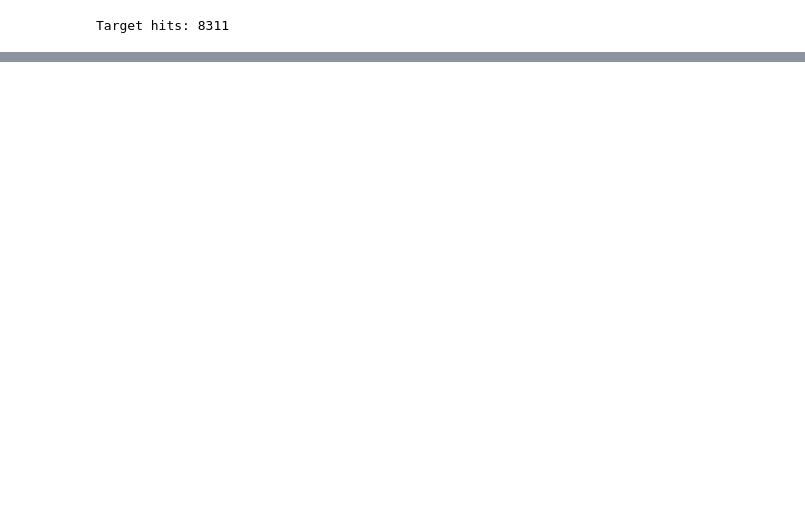
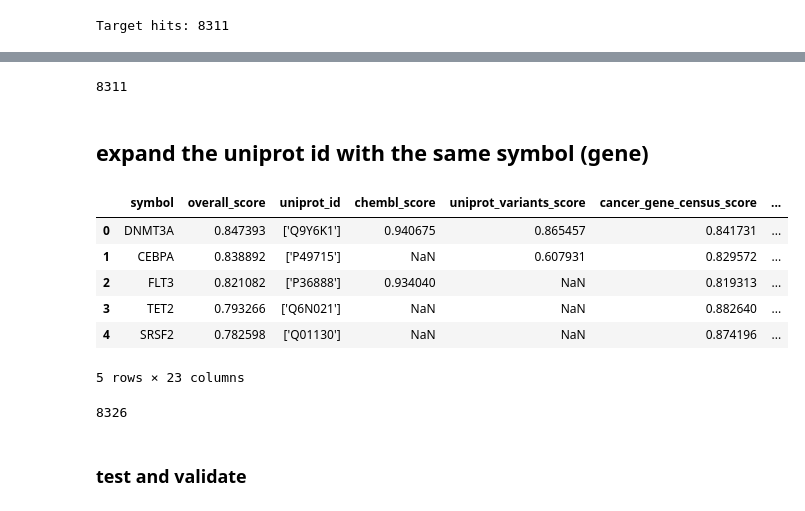
Before and after one commit to martina-occhetta/AIDD_group-project, a Jupyter notebook: OT_disease_to_target/get_data_from_opentarget_using_api.ipynb, the cells around one changed output, grey strips where cells are left out. Cells and saved outputs as stored; diff of their text form; code cells hidden in the pictures; blank space fills up the shorter version.

```diff
--- a/OT_disease_to_target/get_data_from_opentarget_using_api.ipynb
+++ b/OT_disease_to_target/get_data_from_opentarget_using_api.ipynb
@@ -93,0 +103,26 @@ targets_df.to_csv('target_associated_with_AML.csv', index=False)
+# %%
+# read checkpoint
+targets_df_path = 'target_associated_with_AML.csv'
+targets_df = pd.read_csv(targets_df_path)
+print(targets_df.__len__())
+# %% [output]
+8311
+# %% [markdown]
+## expand the uniprot id with the same symbol (gene)
+# %%
+targets_df.head()
+# %% [output]
+|  | symbol | overall_score | uniprot_id | chembl_score | uniprot_variants_score | cancer_gene_census_score | ... |
+| 0 | DNMT3A | 0.847393 | ['Q9Y6K1'] | 0.940675 | 0.865457 | 0.841731 | ... |
+| 1 | CEBPA | 0.838892 | ['P49715'] | NaN | 0.607931 | 0.829572 | ... |
+| 2 | FLT3 | 0.821082 | ['P36888'] | 0.934040 | NaN | 0.819313 | ... |
+| 3 | TET2 | 0.793266 | ['Q6N021'] | NaN | NaN | 0.882640 | ... |
+| 4 | SRSF2 | 0.782598 | ['Q01130'] | NaN | NaN | 0.874196 | ... |
+5 rows × 23 columns
+# %%
+targets_df_expand = expand_by_column(targets_df, 'uniprot_id', 'uniprot_id')
+print(targets_df_expand.__len__())
+# %% [output]
+8326
+# %% [markdown]
+### test and validate
```
Also changed, not shown: parts of 13 cells of this notebook, 4 other files.
